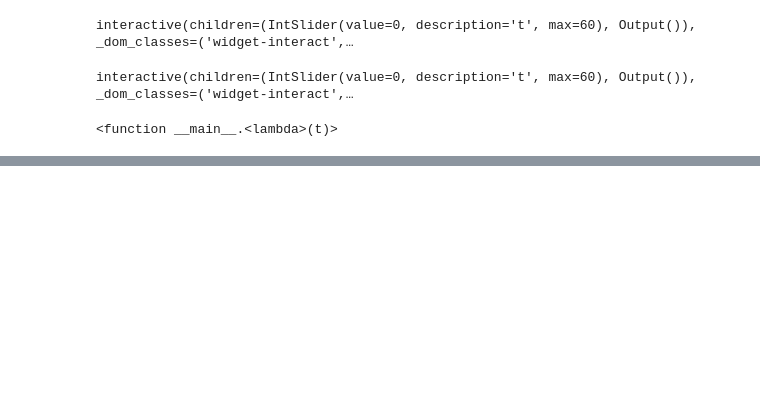
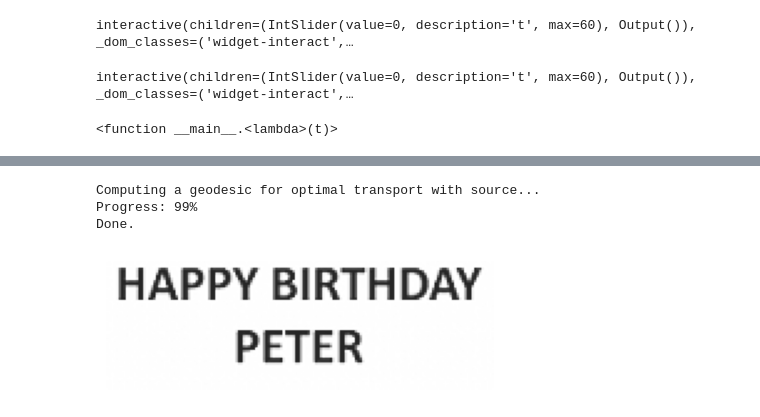
Before and after one commit to mao1756/pdot, a Jupyter notebook: exploratory/wfr_proximal_test.ipynb, the cells around one changed output, grey strips where cells are left out. Cells and saved outputs as stored; diff of their text form; code cells hidden in the pictures; blank space fills up the shorter version.

```diff
--- a/exploratory/wfr_proximal_test.ipynb
+++ b/exploratory/wfr_proximal_test.ipynb
@@ -498,0 +539,49 @@ interactive(children=(IntSlider(value=0, description='t', max=60), Output()), _d
+# %%
+ll = (1.0, 1.0, 3.0)
+
+x, lists = computeGeodesic(rho_0, rho_1, T, ll, p= 2.0, q=2.0, delta=1.0, niter=3000)
+# %% [output]
+Computing a geodesic for optimal transport with source...
+Progress: 99%
+Done.
+# %%
+from matplotlib.animation import FuncAnimation, PillowWriter, FFMpegWriter
+import numpy as np
+
+cmap = plt.cm.Greys
+
+# Assuming plot_elements8, rho_0, rho_1, and T are defined elsewhere
+
+global_min = min(rho_0.min(), rho_1.min(), x.V.D[0].min())
+global_max = max(rho_0.max(), rho_1.max(), x.V.D[0].max())
+
+fig, ax = plt.subplots(figsize=(5, 10))
+
+def init():
+    if T <= 0:
+        im = ax.imshow(rho_0, cmap=cmap, vmin=global_min, vmax=global_max)
+    else:
+        im = ax.imshow(rho_1, cmap=cmap, vmin=global_min, vmax=global_max)
+    ax.axis('off')  # Remove the axis
+    return [im]
+
+def update(t):
+    ax.clear()
+    if t <= 0:
+        im = ax.imshow(rho_0, cmap, vmin=global_min, vmax=global_max)
+    elif t >= T:
+        im = ax.imshow(rho_1, cmap, vmin=global_min, vmax=global_max)
+    else:
+        im = ax.imshow(x.V.D[0][t], cmap, vmin=global_min, vmax=global_max)
+    ax.axis('off')  # Remove the axis
+    return [im]
+
+ani = FuncAnimation(fig, update, frames=np.arange(0, T+1), init_func=init, blit=True)
+
+# Save as GIF
+ani.save('cirm_special.gif', writer=PillowWriter(fps=10))
+
+# Save as MP4
+ani.save('cirm_special.mp4', writer=FFMpegWriter(fps=10))
+# %% [output]
+[figure, added]
```
Also changed, not shown: parts of 11 cells of this notebook, 1 other file.
